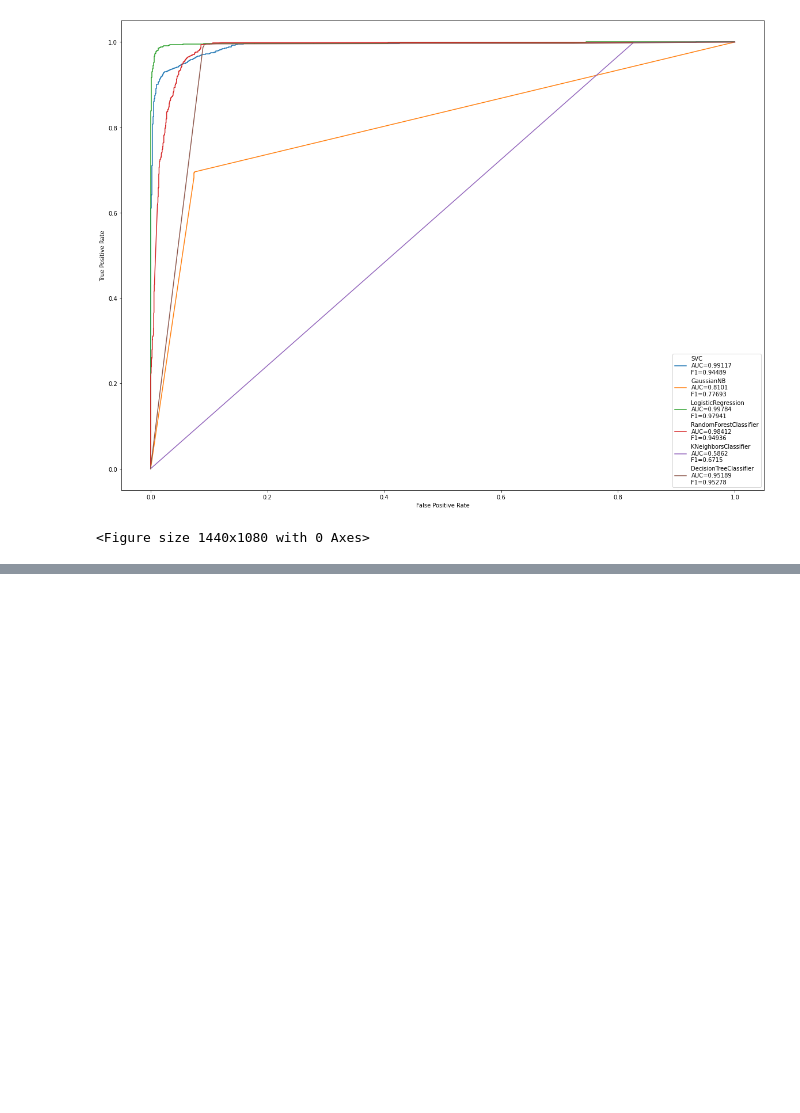
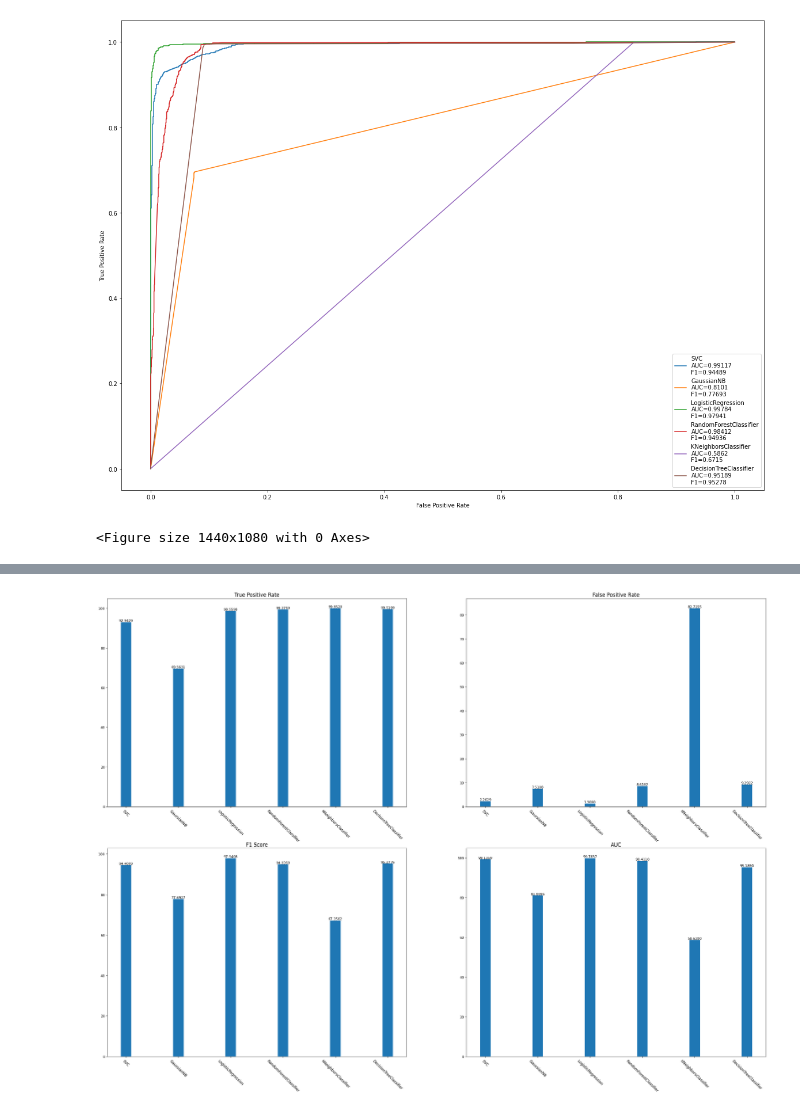
Before and after one commit to AditiAgarwal17/fake_news_detection, a Jupyter notebook: fake_news.ipynb, the cells around one changed output, grey strips where cells are left out. Drawn from its saved outputs; the diff is of its cells as text; code cells hidden in the pictures; blank space fills up the shorter version.

```diff
--- a/fake_news.ipynb
+++ b/fake_news.ipynb
@@ -431,0 +498,4 @@ plot_bar([svm,nb,logistic_regression_model,rfm, knn, dtree])
+# %%
+plot_bar_seperate([svm,nb,logistic_regression_model,rfm, knn, dtree])
+# %% [output]
+[figure, added]
```
Also changed, not shown: parts of 3 cells of this notebook, 2 other files.
